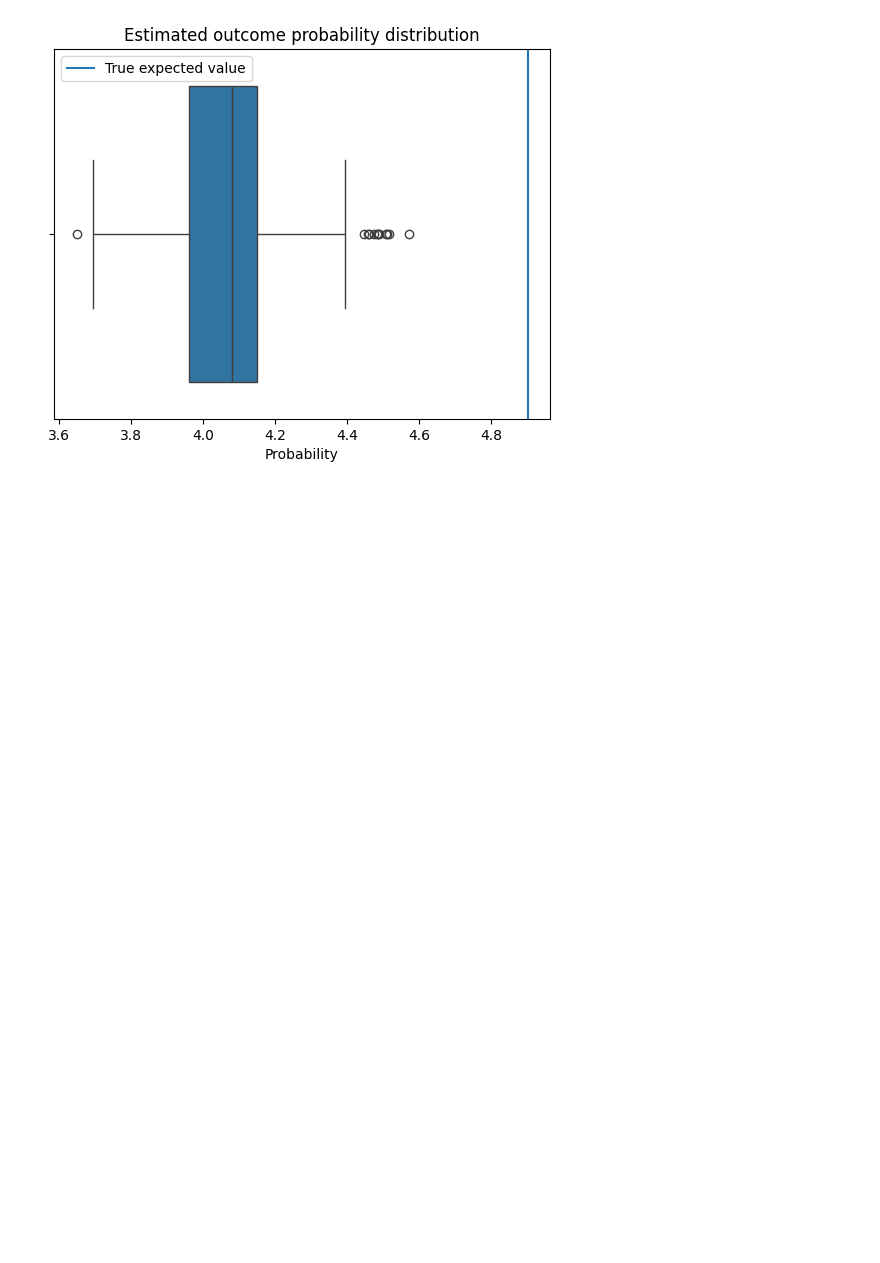
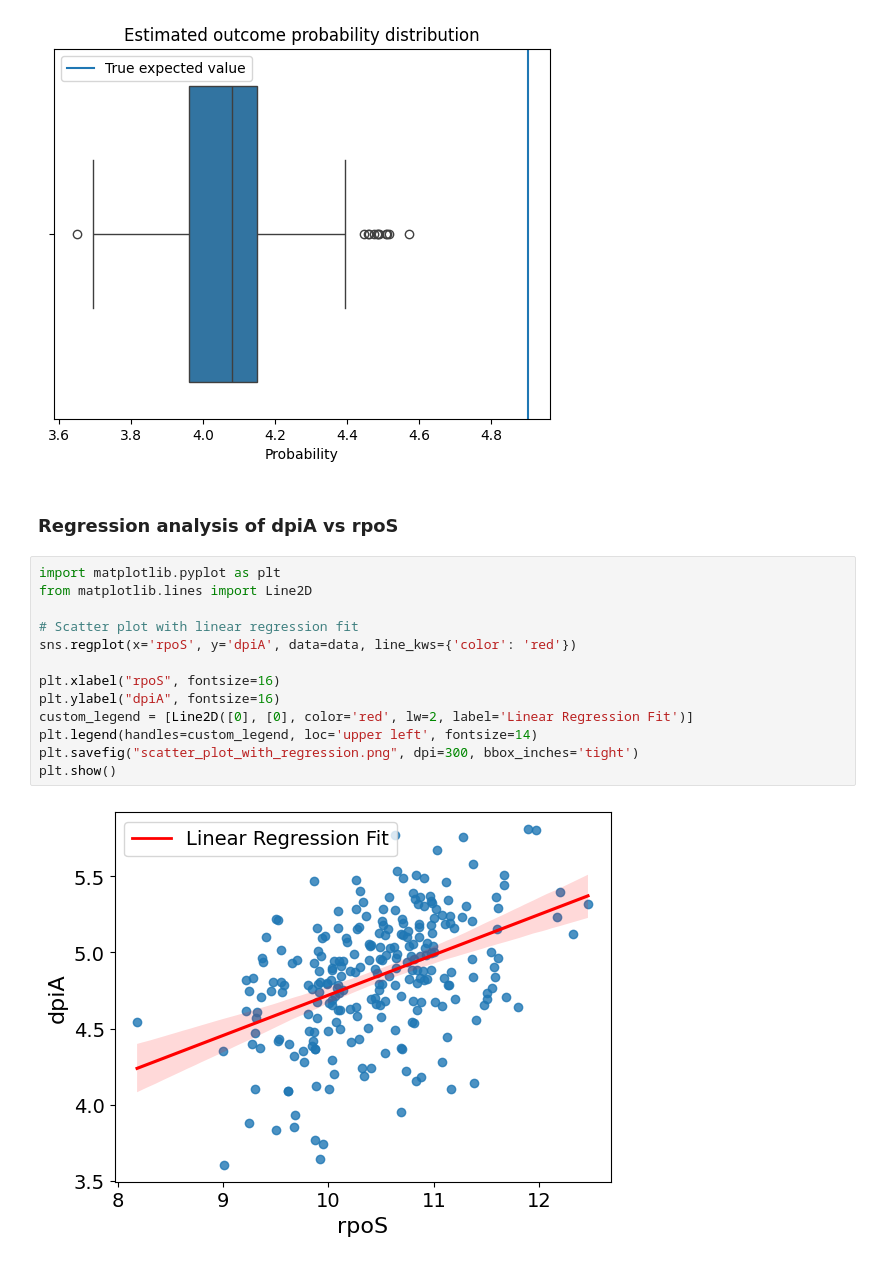
Before and after one commit to y0-causal-inference/eliater, a Jupyter notebook: notebooks/Case_study3_The_EColi.ipynb, the cells around one changed output. Saved outputs shown, nothing was run; the diff lists cells and outputs as text; blank space fills up the shorter version.

Commit message:
Adding method for loading sachs continuous data and regression plot for ecoli

```diff
--- a/notebooks/Case_study3_The_EColi.ipynb
+++ b/notebooks/Case_study3_The_EColi.ipynb
@@ -177,3 +173,20 @@ ax.set(xlabel="Probability", title="Estimated outcome probability distribution")
 plt.show()
 # %% [output]
 [figure]
+# %% [markdown]
+### Regression analysis of dpiA vs rpoS
+# %%
+import matplotlib.pyplot as plt
+from matplotlib.lines import Line2D
+
+# Scatter plot with linear regression fit
+sns.regplot(x='rpoS', y='dpiA', data=data, line_kws={'color': 'red'})
+
+plt.xlabel("rpoS", fontsize=16)
+plt.ylabel("dpiA", fontsize=16)
+custom_legend = [Line2D([0], [0], color='red', lw=2, label='Linear Regression Fit')]
+plt.legend(handles=custom_legend, loc='upper left', fontsize=14)
+plt.savefig("scatter_plot_with_regression.png", dpi=300, bbox_inches='tight')
+plt.show()
+# %% [output]
+[figure, added]
```
Also changed, not shown: parts of 1 cell of this notebook, 2 other files.
